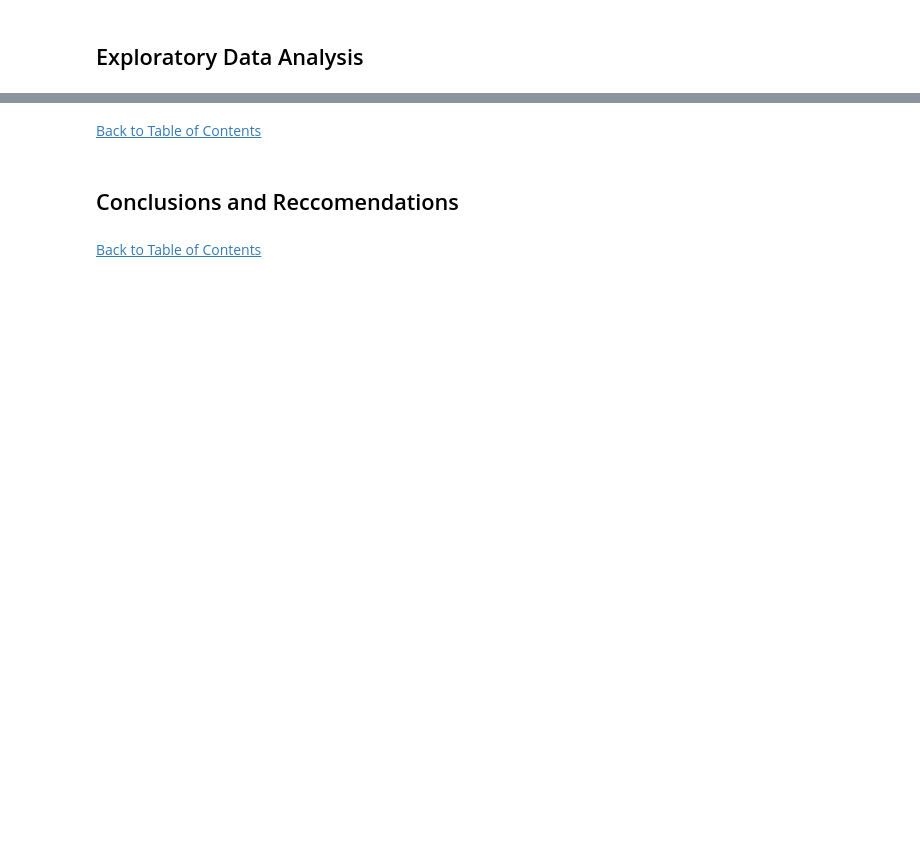
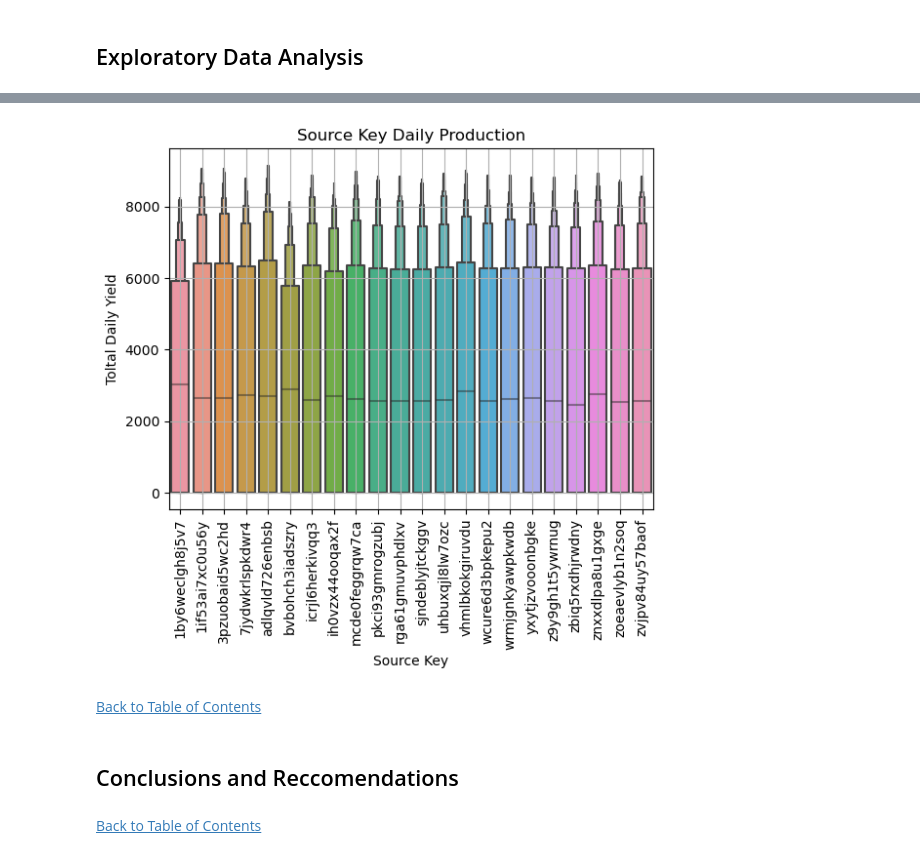
Before and after one commit to jasondo-da/Solar_Generation_Analysis, a Jupyter notebook: solar_generation_analysis.ipynb, the cells around one changed output, grey strips where cells are left out. Saved outputs shown, nothing was run; the diff lists cells and outputs as text; code cells hidden in the pictures; blank space fills up the shorter version.

```diff
--- a/solar_generation_analysis.ipynb
+++ b/solar_generation_analysis.ipynb
@@ -431,3 +574,17 @@ memory usage: 127.6 KB
+# %%
+sns.boxenplot(data=pg_1,
+              x='source_key',
+              y='daily_yield')
+
+plt.title('Source Key Daily Production')
+plt.xlabel('Source Key')
+plt.xticks(rotation=90)
+plt.ylabel('Toltal Daily Yield')
+
+plt.grid()
+plt.show()
+# %% [output]
+[figure, added]
 # %% [markdown]
 [Back to Table of Contents](#back)
 # %% [markdown]
```
Also changed, not shown: parts of 32 cells of this notebook.
